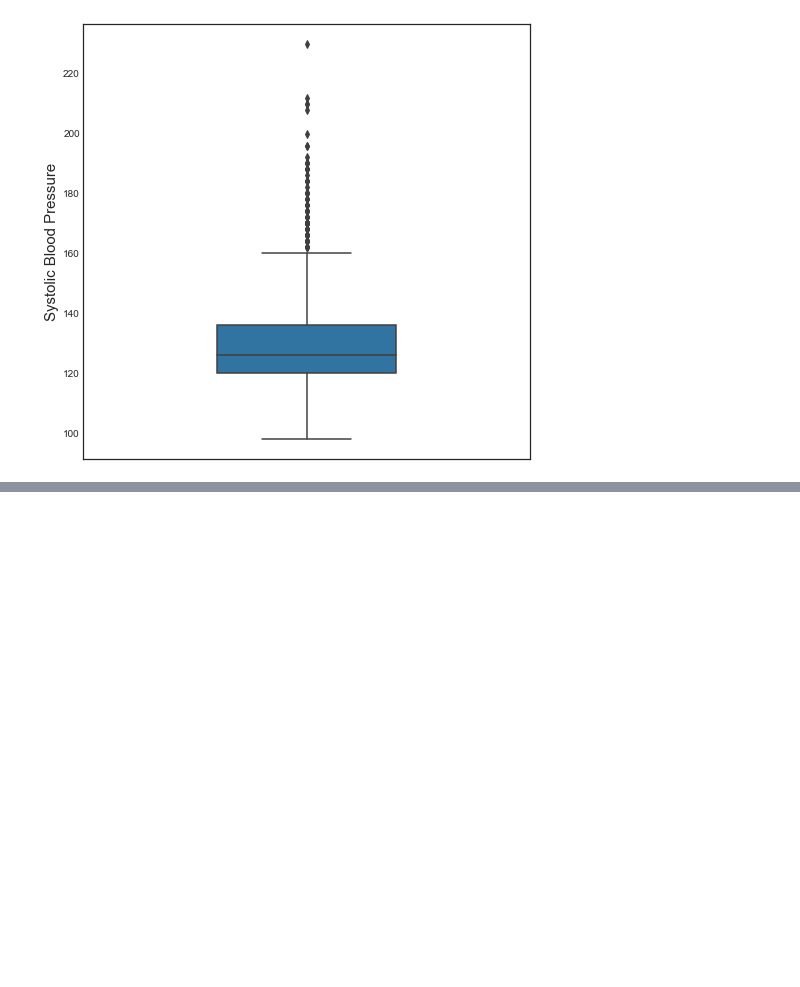
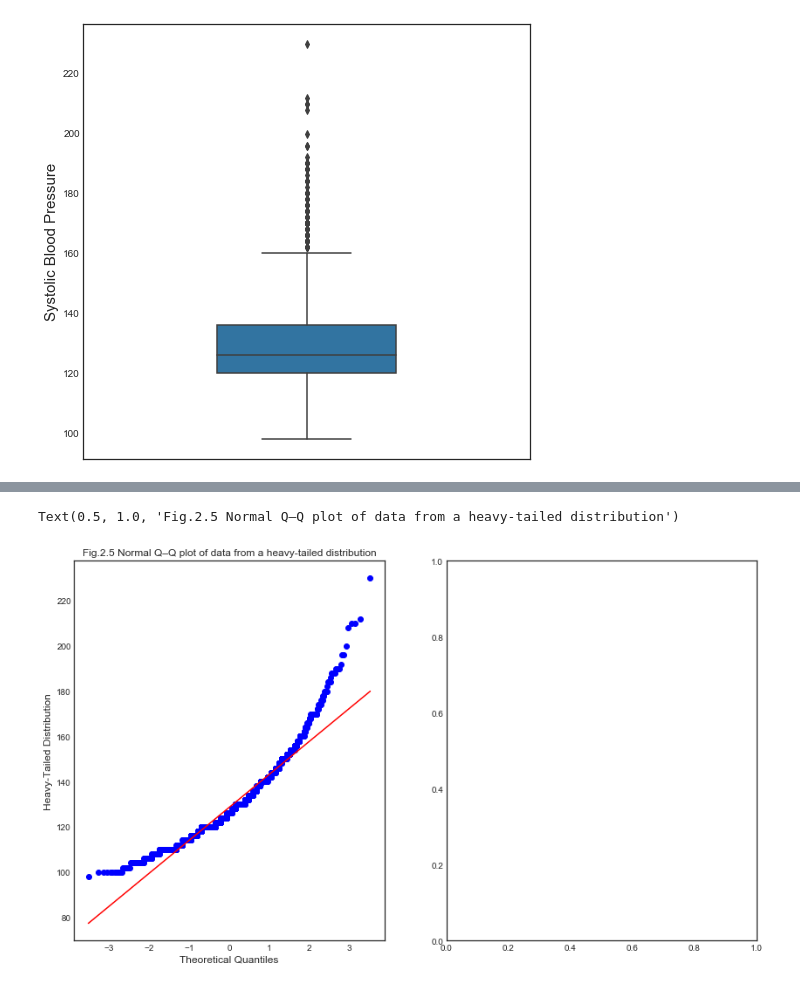
Before and after one commit to LeoUCD/Regression-in-Biostatistics, a Jupyter notebook: Chapter2_Exploratory_and_Descriptive_Methods.ipynb, the cells around one changed output, grey strips where cells are left out. Cells and saved outputs as stored; diff of their text form; code cells hidden in the pictures; blank space fills up the shorter version.

```diff
--- a/Chapter2_Exploratory_and_Descriptive_Methods.ipynb
+++ b/Chapter2_Exploratory_and_Descriptive_Methods.ipynb
@@ -266,0 +296,12 @@ distribution is left-skewed.<font color=red> in left-skewed data, the mean is mu
+# %%
+fig, (ax1, ax2)=plt.subplots(ncols=2, sharex=False, sharey=False)
+fig.set_figheight(8)
+fig.set_figwidth(14)
+
+sp.stats.probplot(wcgs['sbp'], plot=ax1)
+ax1.set_xlabel('Theoretical Quantiles', fontsize=12)
+ax1.set_ylabel('Heavy-Tailed Distribution', fontsize=12)
+ax1.set_title('Fig.2.5 Normal Q–Q plot of data from a heavy-tailed distribution', fontsize=12)
+# %% [output]
+Text(0.5, 1.0, 'Fig.2.5 Normal Q–Q plot of data from a heavy-tailed distribution')
+[figure, added]
```
Also changed, not shown: parts of 24 cells of this notebook.
